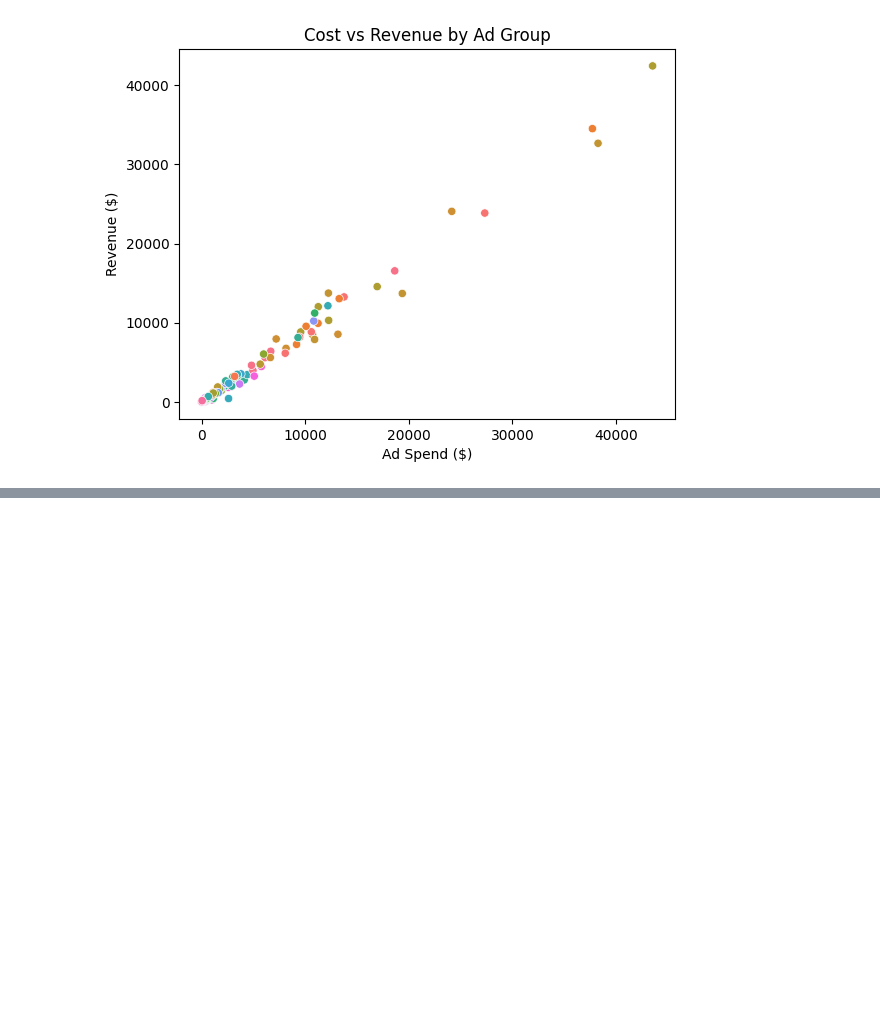
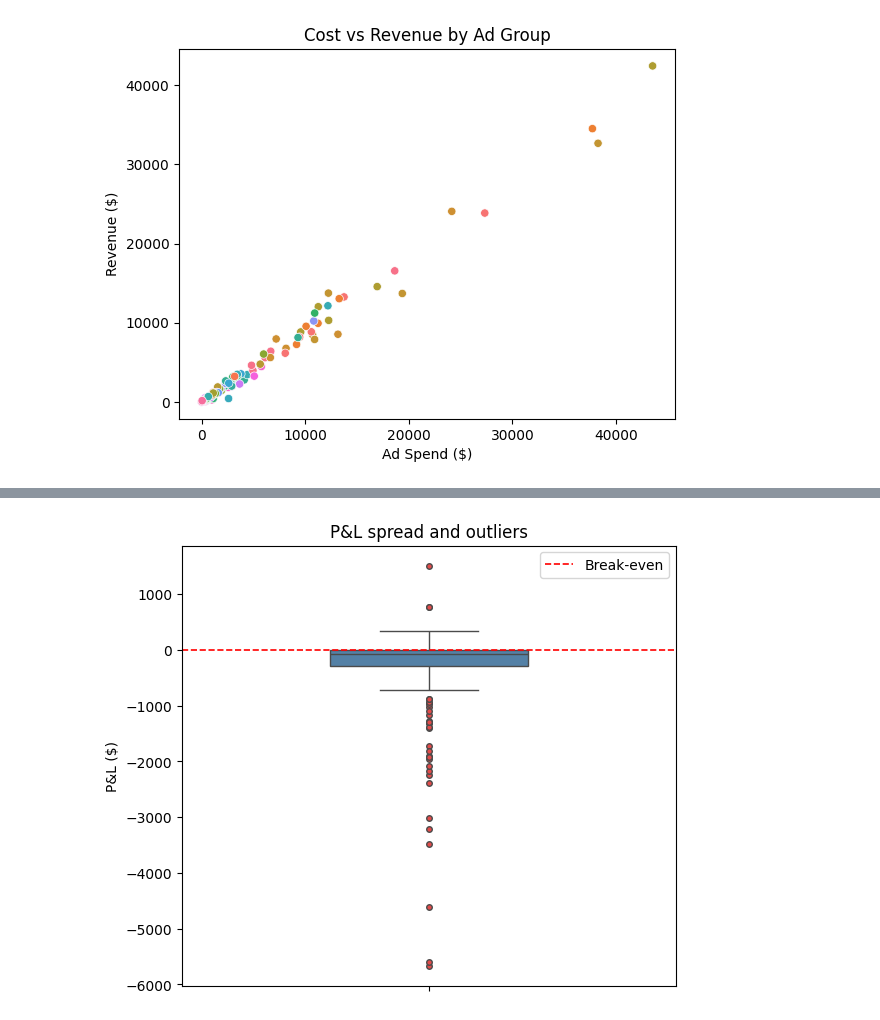
Before and after one commit to TUITOEKK/Retail-Ad-campaign-analysis, a Jupyter notebook: Analysis.ipynb, the cells around one changed output, grey strips where cells are left out. Cells and saved outputs as stored; diff of their text form; code cells hidden in the pictures; blank space fills up the shorter version.

```diff
--- a/Analysis.ipynb
+++ b/Analysis.ipynb
@@ -193,0 +230,12 @@ plt.show()
+# %%
+plt.figure(figsize=(6, 5))
+sns.boxplot(y=data['P&L'], color='steelblue', width=0.4,
+            flierprops=dict(marker='o', markerfacecolor='#E24B4A', markersize=4))
+plt.axhline(0, color='red', linestyle='--', linewidth=1.2, label='Break-even')
+plt.title('P&L spread and outliers')
+plt.ylabel('P&L ($)')
+plt.legend()
+plt.tight_layout()
+plt.show()
+# %% [output]
+[figure, added]
```
Also changed, not shown: parts of 5 cells of this notebook.
